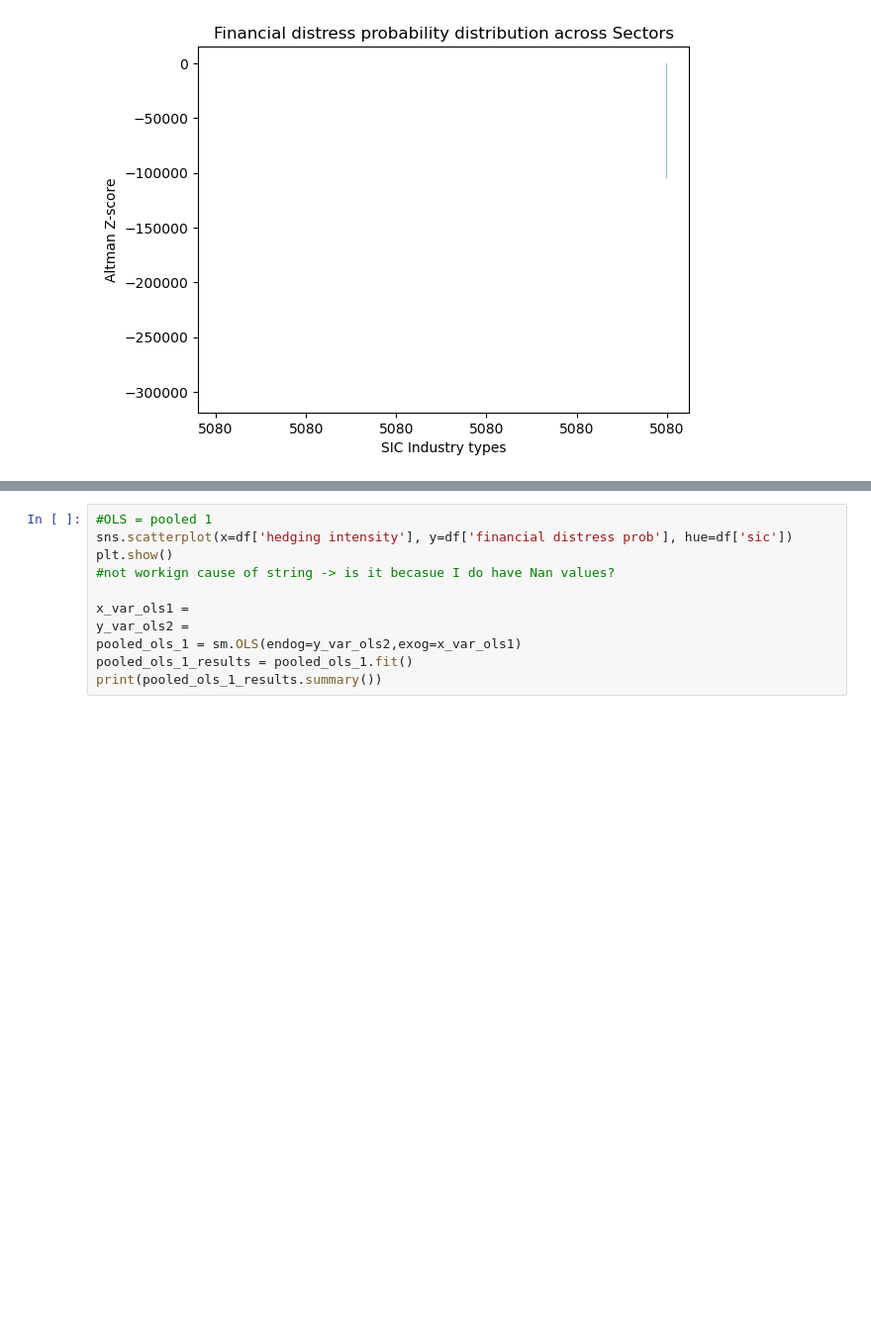
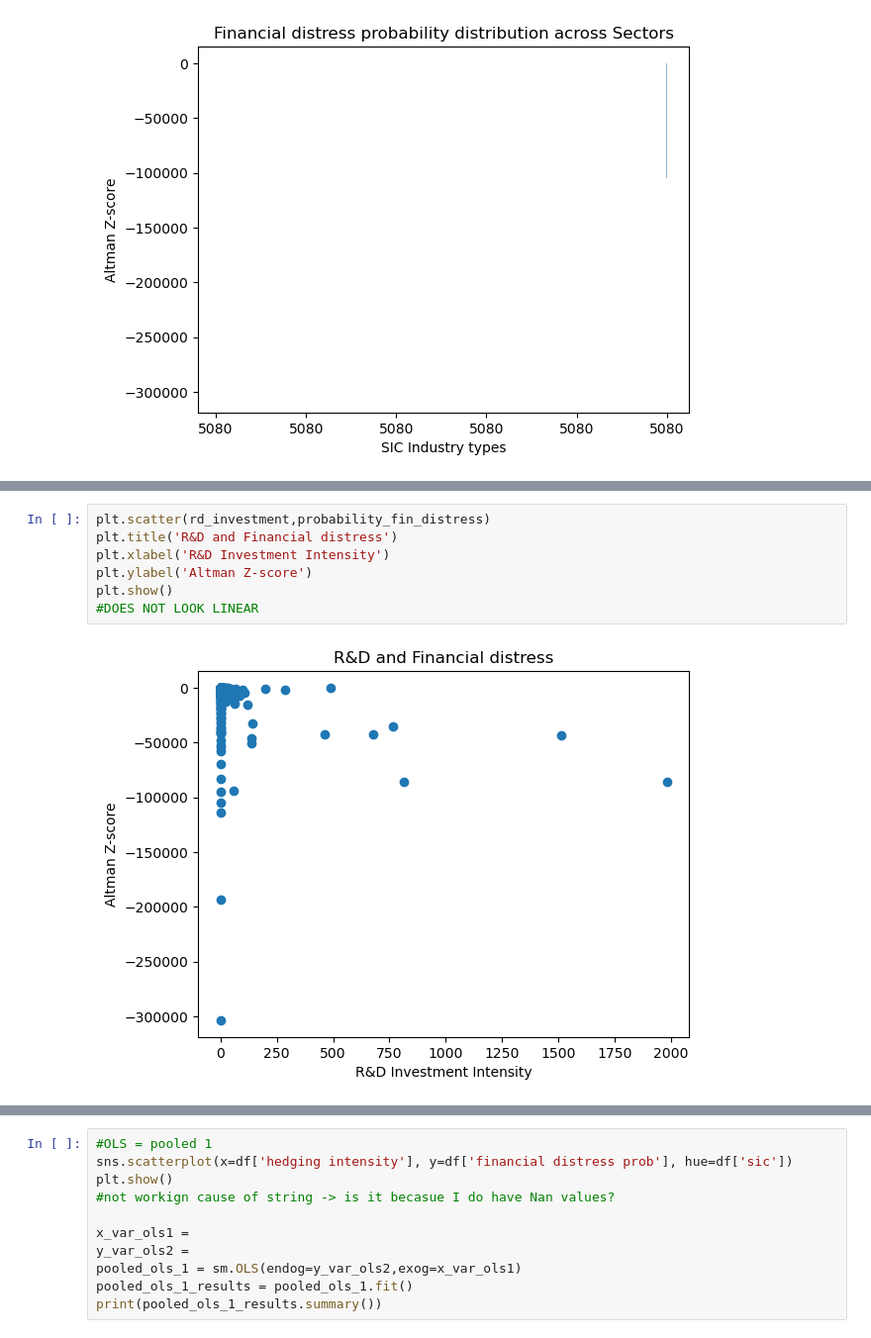
Before and after one commit to Betty099/thesis_data, a Jupyter notebook: thesis.ipynb, the cells around one changed output, grey strips where cells are left out. Shown at 99% size. Saved outputs shown, nothing was run; the diff lists cells and outputs as text; blank space fills up the shorter version.

```diff
--- a/thesis.ipynb
+++ b/thesis.ipynb
@@ -275,0 +277,9 @@ plt.show()
+# %%
+plt.scatter(rd_investment,probability_fin_distress)
+plt.title('R&D and Financial distress')
+plt.xlabel('R&D Investment Intensity')
+plt.ylabel('Altman Z-score')
+plt.show()
+#DOES NOT LOOK LINEAR
+# %% [output]
+[figure, added]
```
Also changed, not shown: parts of 13 cells of this notebook.
